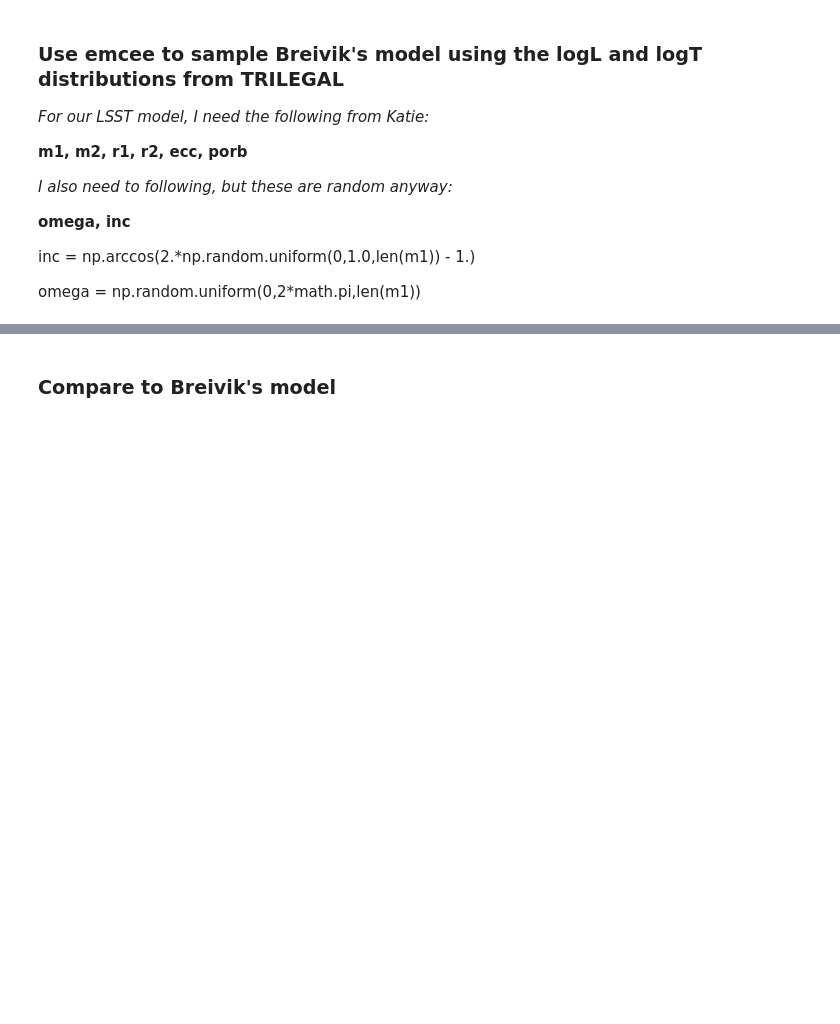
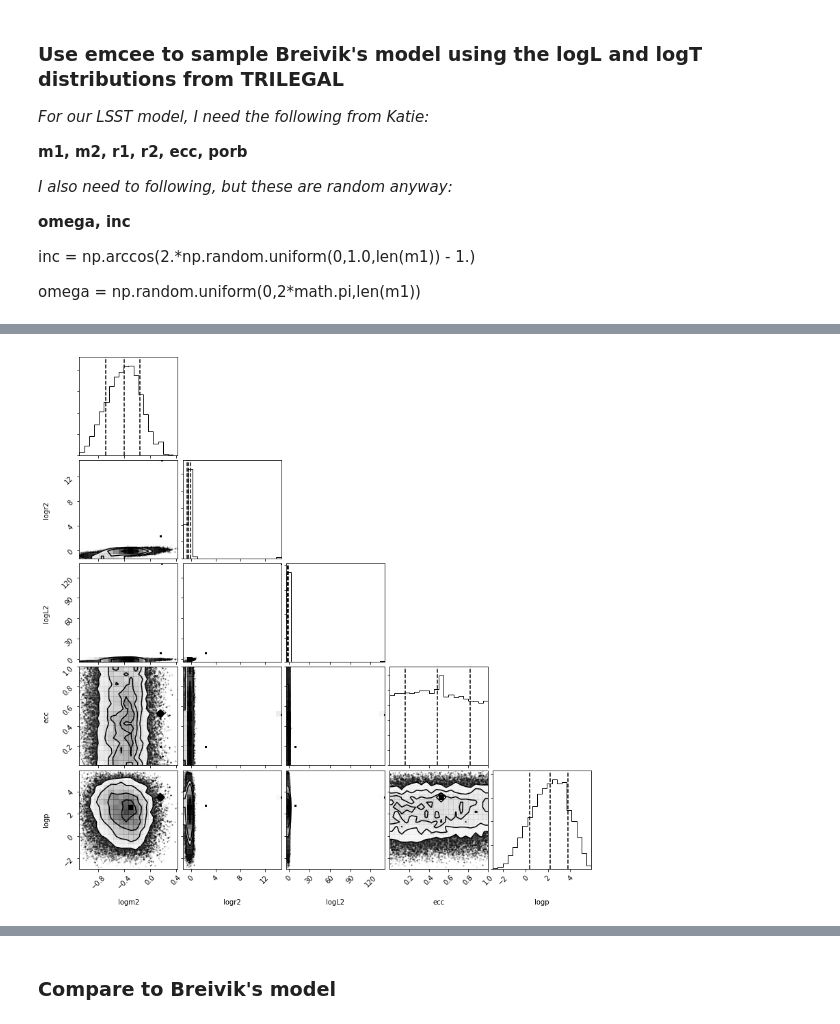
Before and after one commit to avapolzin/EBLSST, a Jupyter notebook: testing/TRILEGAL/getTRILEGAL.ipynb, the cells around one changed output, grey strips where cells are left out. Saved outputs shown, nothing was run; the diff lists cells and outputs as text; code cells hidden in the pictures; blank space fills up the shorter version.

```diff
--- a/testing/TRILEGAL/getTRILEGAL.ipynb
+++ b/testing/TRILEGAL/getTRILEGAL.ipynb
@@ -360,0 +405,4 @@ axC = plotChains(sampler, nburn, outNames)
+# %%
+outNames = ['logm2', 'logr2', 'logL2', 'ecc', 'logp']
+f = corner.corner(samples[use], labels = outNames, quantiles = [0.16, 0.5, 0.84])
+# %% [output]
@@ -361 +410,2 @@ axC = plotChains(sampler, nburn, outNames)
+[figure, added]
 # %%
```
Also changed, not shown: parts of 7 cells of this notebook, 2 other files.
